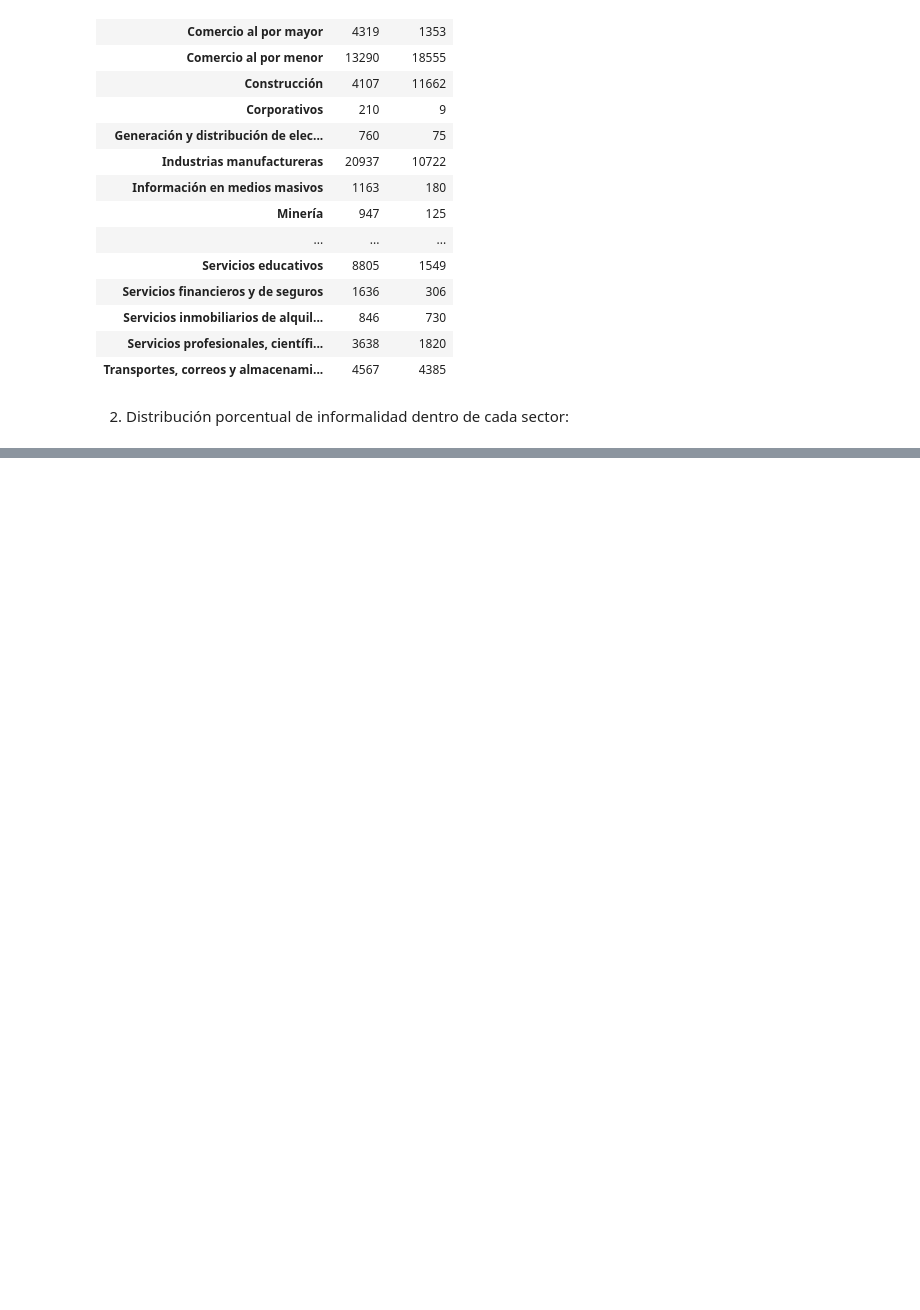
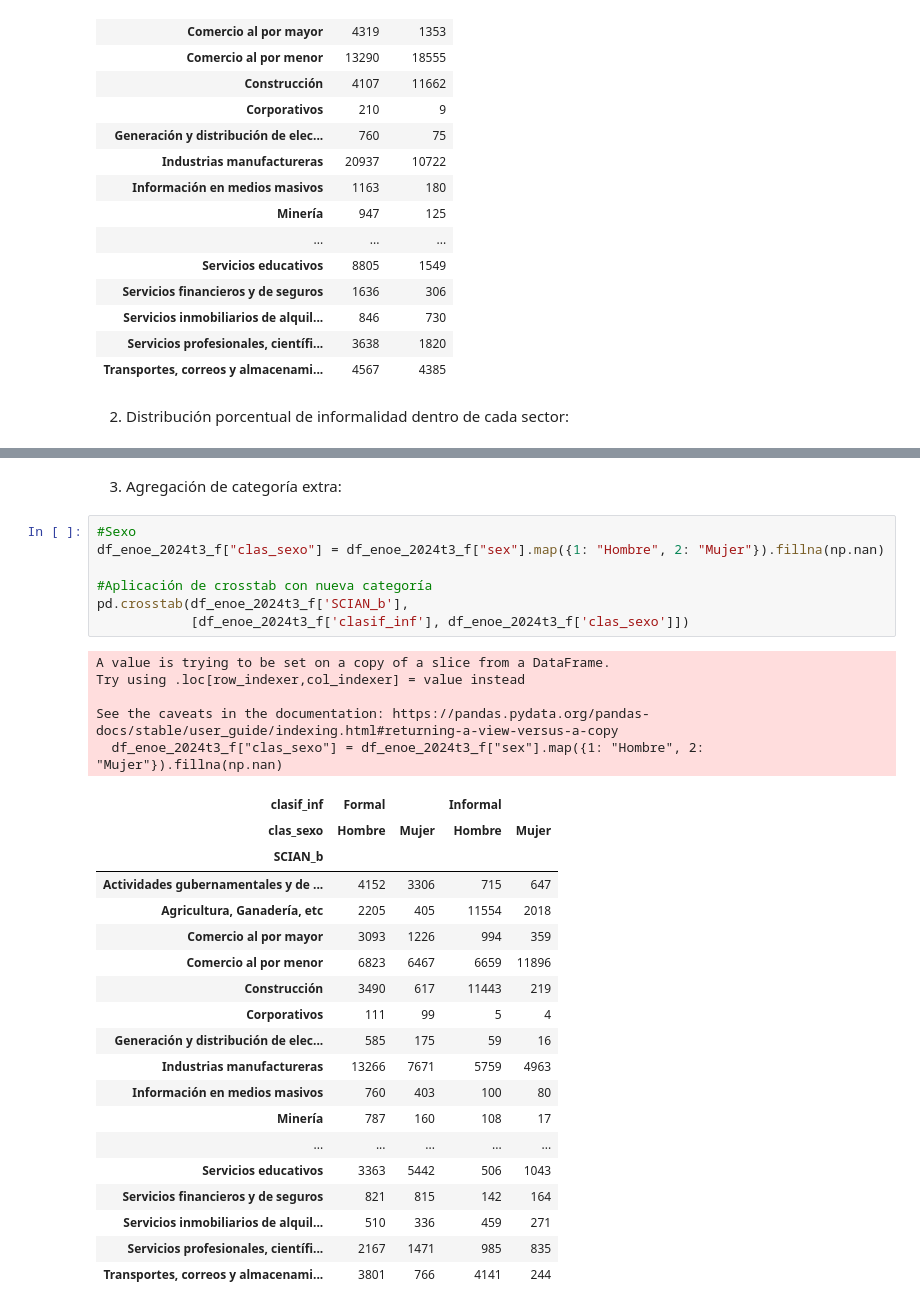
Before and after one commit to DiegoSReco/intro_python_para_economistas, a Jupyter notebook: script_python_5_Analisis_Datos_Pandas_2.ipynb, the cells around one changed output, grey strips where cells are left out. Cells and saved outputs as stored; diff of their text form; blank space fills up the shorter version.

```diff
--- a/script_python_5_Analisis_Datos_Pandas_2.ipynb
+++ b/script_python_5_Analisis_Datos_Pandas_2.ipynb
@@ -2194,0 +2218,34 @@ pd.crosstab(df_enoe_2024t3_f['SCIAN_b'], df_enoe_2024t3_f['clasif_inf'])
+# %% [markdown]
+3. Agregación de categoría extra:
+# %%
+#Sexo
+df_enoe_2024t3_f["clas_sexo"] = df_enoe_2024t3_f["sex"].map({1: "Hombre", 2: "Mujer"}).fillna(np.nan)
+
+#Aplicación de crosstab con nueva categoría
+pd.crosstab(df_enoe_2024t3_f['SCIAN_b'],
+            [df_enoe_2024t3_f['clasif_inf'], df_enoe_2024t3_f['clas_sexo']])
+# %% [output]
+A value is trying to be set on a copy of a slice from a DataFrame.
+Try using .loc[row_indexer,col_indexer] = value instead
+
+See the caveats in the documentation: https://pandas.pydata.org/pandas-docs/stable/user_guide/indexing.html#returning-a-view-versus-a-copy
+  df_enoe_2024t3_f["clas_sexo"] = df_enoe_2024t3_f["sex"].map({1: "Hombre", 2: "Mujer"}).fillna(np.nan)
+| clasif_inf | Formal |  | Informal |  |
+| clas_sexo | Hombre | Mujer | Hombre | Mujer |
+| SCIAN_b |  |  |  |  |
+| Actividades gubernamentales y de ... | 4152 | 3306 | 715 | 647 |
+| Agricultura, Ganadería, etc | 2205 | 405 | 11554 | 2018 |
+| Comercio al por mayor | 3093 | 1226 | 994 | 359 |
+| Comercio al por menor | 6823 | 6467 | 6659 | 11896 |
+| Construcción | 3490 | 617 | 11443 | 219 |
+| Corporativos | 111 | 99 | 5 | 4 |
+| Generación y distribución de elec... | 585 | 175 | 59 | 16 |
+| Industrias manufactureras | 13266 | 7671 | 5759 | 4963 |
+| Información en medios masivos | 760 | 403 | 100 | 80 |
+| Minería | 787 | 160 | 108 | 17 |
+| ... | ... | ... | ... | ... |
+| Servicios educativos | 3363 | 5442 | 506 | 1043 |
+| Servicios financieros y de seguros | 821 | 815 | 142 | 164 |
+| Servicios inmobiliarios de alquil... | 510 | 336 | 459 | 271 |
+| Servicios profesionales, científi... | 2167 | 1471 | 985 | 835 |
+| Transportes, correos y almacenami... | 3801 | 766 | 4141 | 244 |
```
Also changed, not shown: parts of 2 cells of this notebook.
